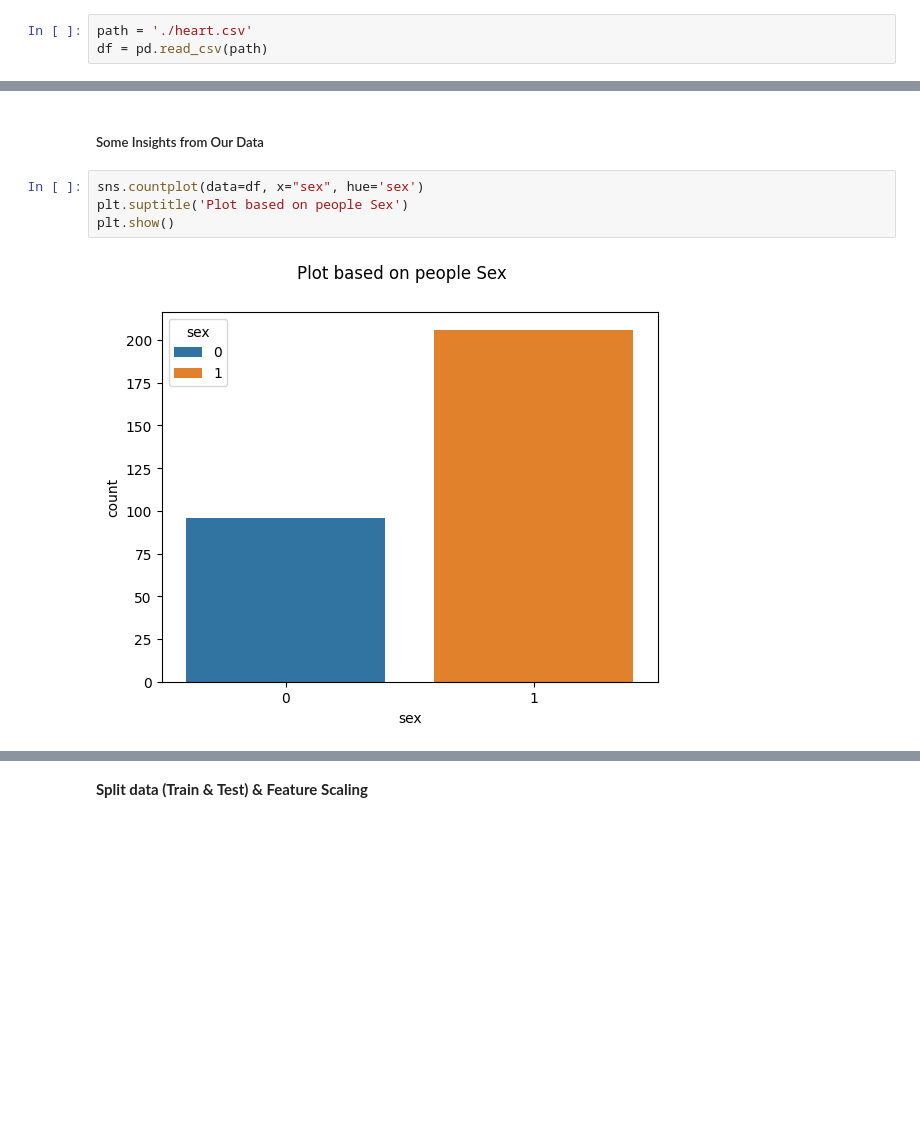
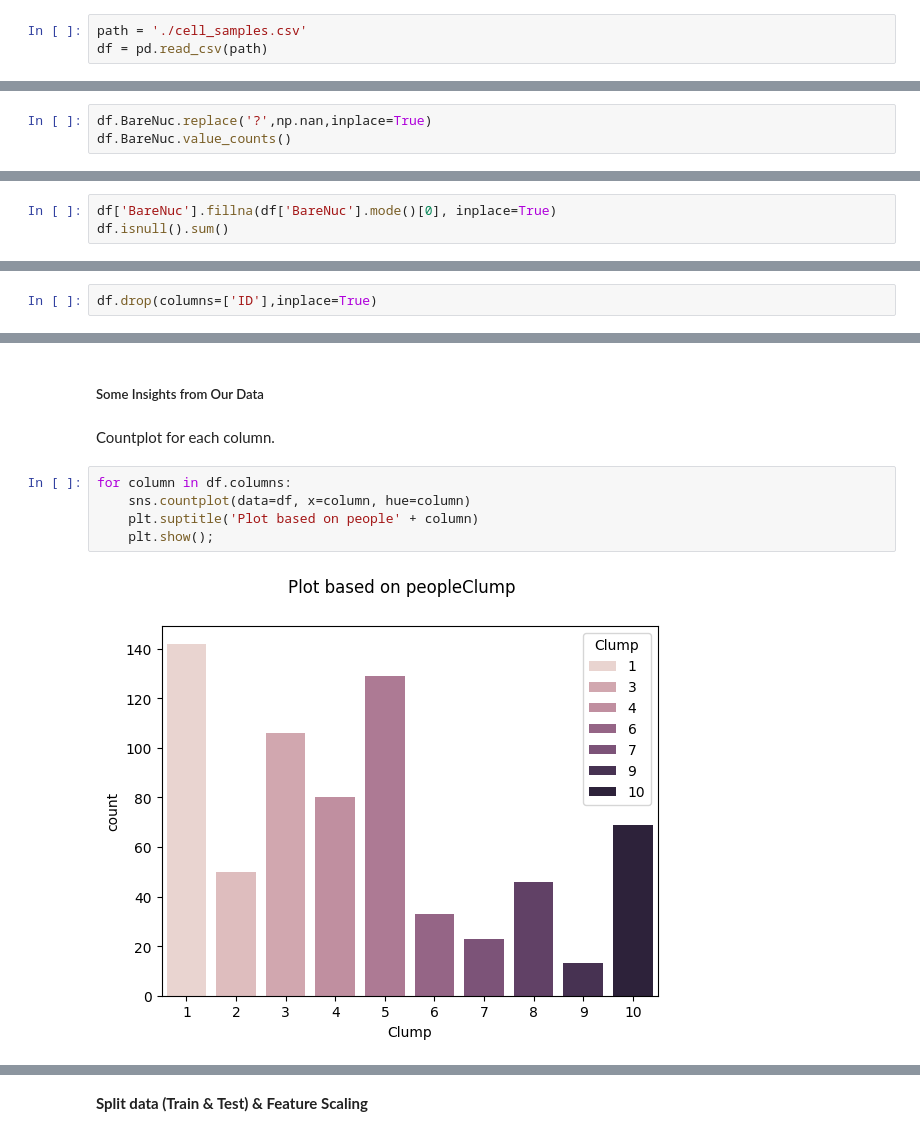
Before and after one commit to alizahedzadeh/Applied-Data-Science-Course-Assignments, a Jupyter notebook: assignments/Assignment 7 Binary Classification Method/HW7_Binary_Classification.ipynb, the cells around one changed output, grey strips where cells are left out. Cells and saved outputs as stored; diff of their text form; blank space fills up the shorter version.

```diff
--- a/assignments/Assignment 7 Binary Classification Method/HW7_Binary_Classification.ipynb
+++ b/assignments/Assignment 7 Binary Classification Method/HW7_Binary_Classification.ipynb
@@ -48,7 +47,7 @@ import seaborn as sns
 # %% [markdown]
 **Reading Dataset**
 # %%
-path = './heart.csv'
+path = './cell_samples.csv'
 df = pd.read_csv(path)
 # %% [markdown]
 Now let's take a look at the first 5 rows of the data:
@@ -172,0 +200,3 @@ Some of boxplot show a little outlier but it's not outlier its related to things
+# %%
+df.BareNuc.replace('?',np.nan,inplace=True)
+df.BareNuc.value_counts()
@@ -172,0 +218,3 @@ Some of boxplot show a little outlier but it's not outlier its related to things
+# %%
+df['BareNuc'].fillna(df['BareNuc'].mode()[0], inplace=True)
+df.isnull().sum()
@@ -173,3 +236,5 @@ Some of boxplot show a little outlier but it's not outlier its related to things
+# %%
+df.drop(columns=['ID'],inplace=True)
 # %% [markdown]
 **Correlation**
 # %% [markdown]
@@ -196,8 +257,11 @@ corr.style.background_gradient(cmap='coolwarm')
 # %% [markdown]
 ##### Some Insights from Our Data
+# %% [markdown]
+Countplot for each column.
 # %%
-sns.countplot(data=df, x="sex", hue='sex')
-plt.suptitle('Plot based on people Sex')
-plt.show()
+for column in df.columns:
+    sns.countplot(data=df, x=column, hue=column)
+    plt.suptitle('Plot based on people' + column)
+    plt.show();
 # %% [output]
-[figure, old version]
+[figure, new version]
```
Also changed, not shown: parts of 40 cells of this notebook, 3 other files.
